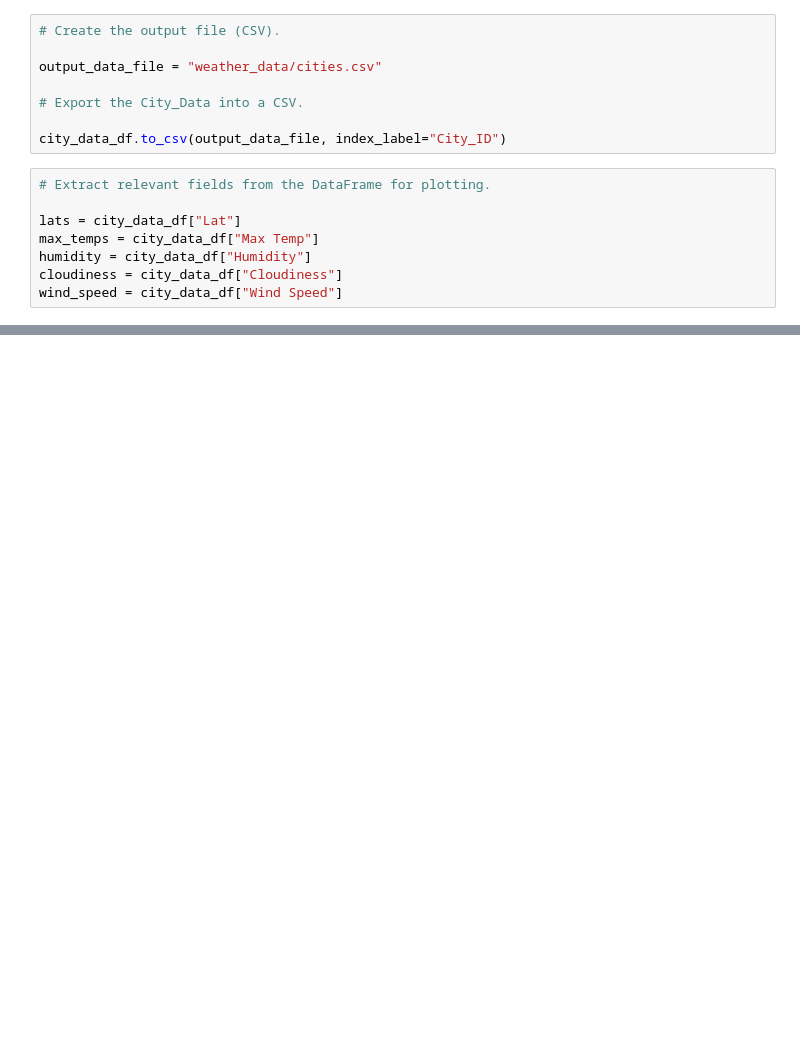
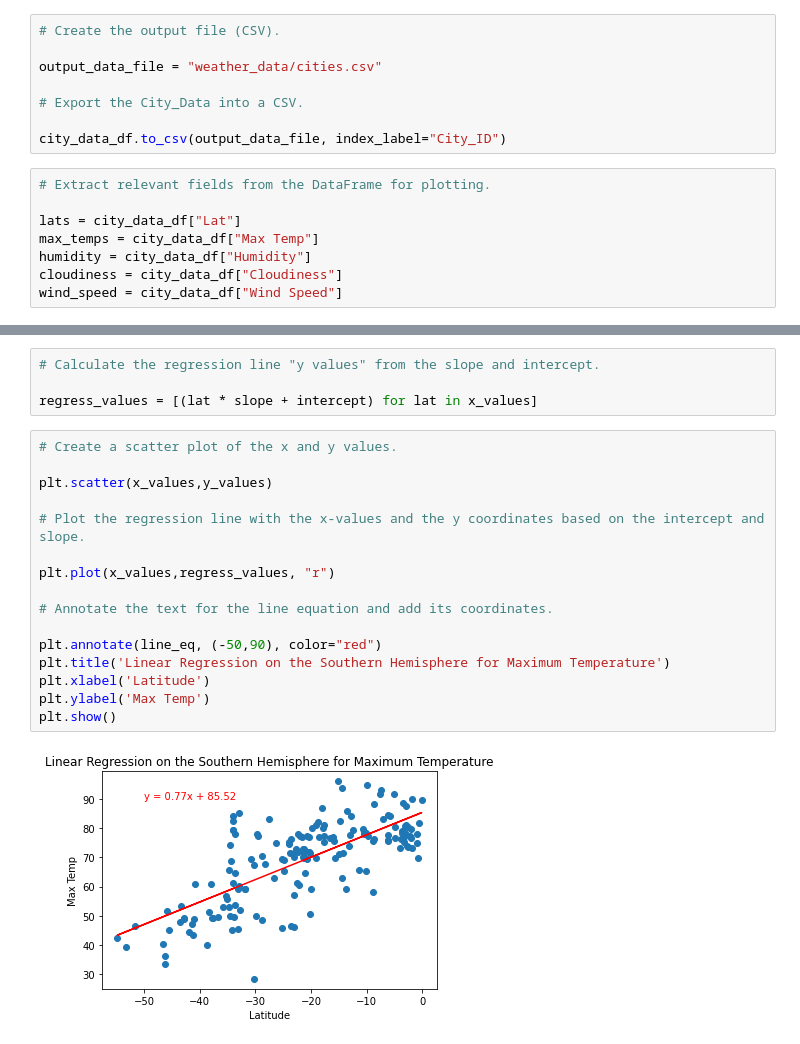
Before and after one commit to JJRJR/World_Weather_Analysis, a Jupyter notebook: WeatherPy.ipynb, the cells around one changed output, grey strips where cells are left out. Cells and saved outputs as stored; diff of their text form; blank space fills up the shorter version.

```diff
--- a/WeatherPy.ipynb
+++ b/WeatherPy.ipynb
@@ -336,0 +442,22 @@ plt.show()
+# %%
+# Calculate the regression line "y values" from the slope and intercept.
+
+regress_values = [(lat * slope + intercept) for lat in x_values]
+# %%
+# Create a scatter plot of the x and y values.
+
+plt.scatter(x_values,y_values)
+
+# Plot the regression line with the x-values and the y coordinates based on the intercept and slope.
+
+plt.plot(x_values,regress_values, "r")
+
+# Annotate the text for the line equation and add its coordinates.
+
+plt.annotate(line_eq, (-50,90), color="red")
+plt.title('Linear Regression on the Southern Hemisphere for Maximum Temperature')
+plt.xlabel('Latitude')
+plt.ylabel('Max Temp')
+plt.show()
+# %% [output]
+[figure, added]
```
Also changed, not shown: parts of 38 cells of this notebook, 6 other files.
